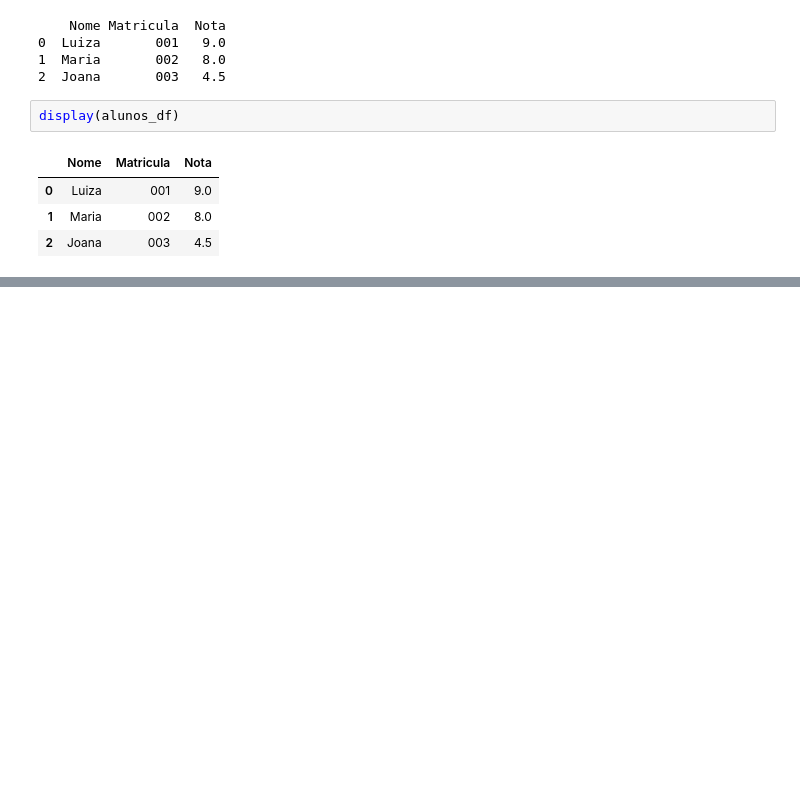
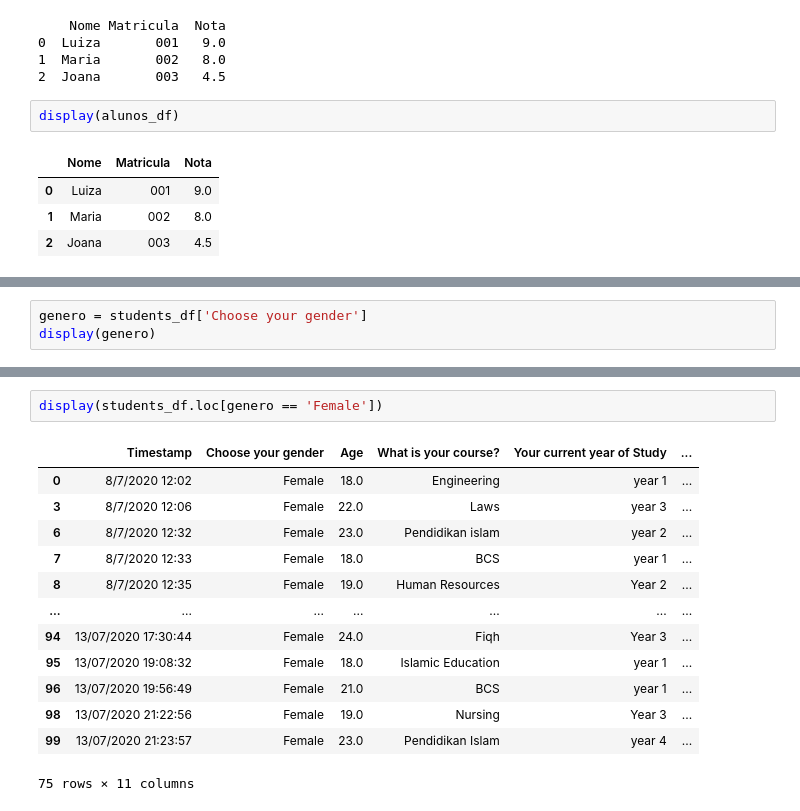
Before and after one commit to LuizaBryn/Analise-de-Dados-PANDAS, a Jupyter notebook: notebook.ipynb, the cells around one changed output, grey strips where cells are left out. Saved outputs shown, nothing was run; the diff lists cells and outputs as text; blank space fills up the shorter version.

```diff
--- a/notebook.ipynb
+++ b/notebook.ipynb
@@ -23,0 +64,3 @@ display(alunos_df)
+# %%
+genero = students_df['Choose your gender']
+display(genero)
@@ -23,0 +121,16 @@ display(alunos_df)
+# %%
+display(students_df.loc[genero == 'Female'])
+# %% [output]
+|  | Timestamp | Choose your gender | Age | What is your course? | Your current year of Study | ... |
+| 0 | 8/7/2020 12:02 | Female | 18.0 | Engineering | year 1 | ... |
+| 3 | 8/7/2020 12:06 | Female | 22.0 | Laws | year 3 | ... |
+| 6 | 8/7/2020 12:32 | Female | 23.0 | Pendidikan islam | year 2 | ... |
+| 7 | 8/7/2020 12:33 | Female | 18.0 | BCS | year 1 | ... |
+| 8 | 8/7/2020 12:35 | Female | 19.0 | Human Resources | Year 2 | ... |
+| ... | ... | ... | ... | ... | ... | ... |
+| 94 | 13/07/2020 17:30:44 | Female | 24.0 | Fiqh | Year 3 | ... |
+| 95 | 13/07/2020 19:08:32 | Female | 18.0 | Islamic Education | year 1 | ... |
+| 96 | 13/07/2020 19:56:49 | Female | 21.0 | BCS | year 1 | ... |
+| 98 | 13/07/2020 21:22:56 | Female | 19.0 | Nursing | Year 3 | ... |
+| 99 | 13/07/2020 21:23:57 | Female | 23.0 | Pendidikan Islam | year 4 | ... |
+75 rows × 11 columns
```
Also changed, not shown: parts of 10 cells of this notebook, 1 other file.
